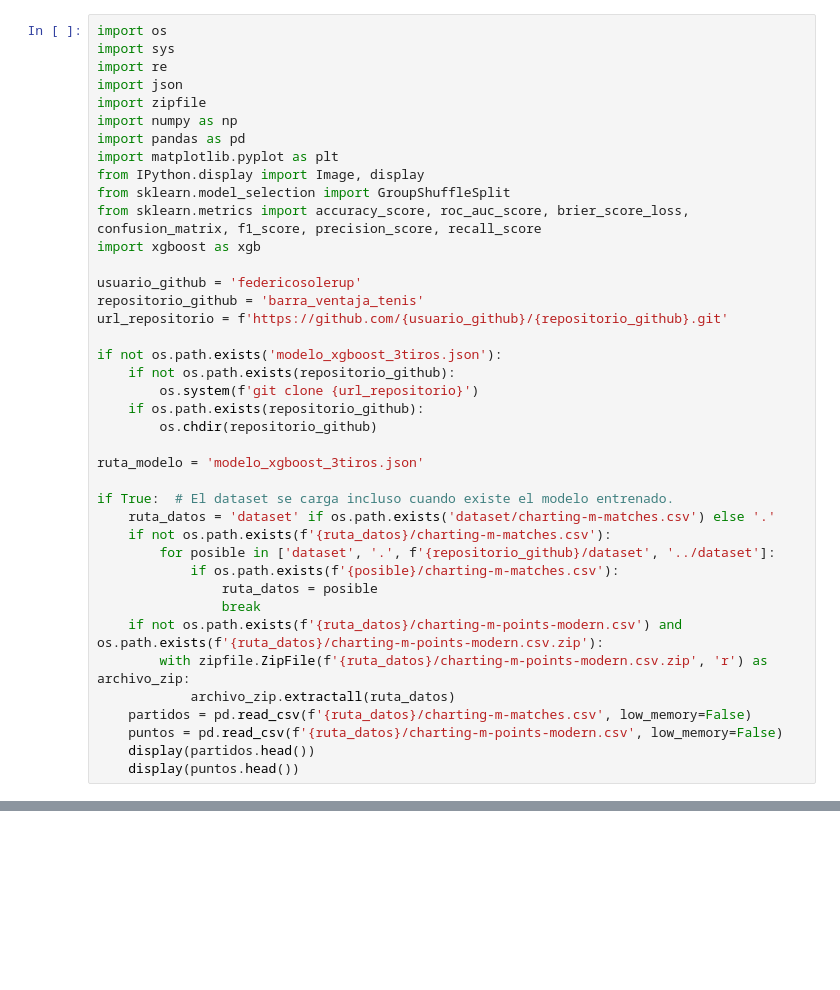
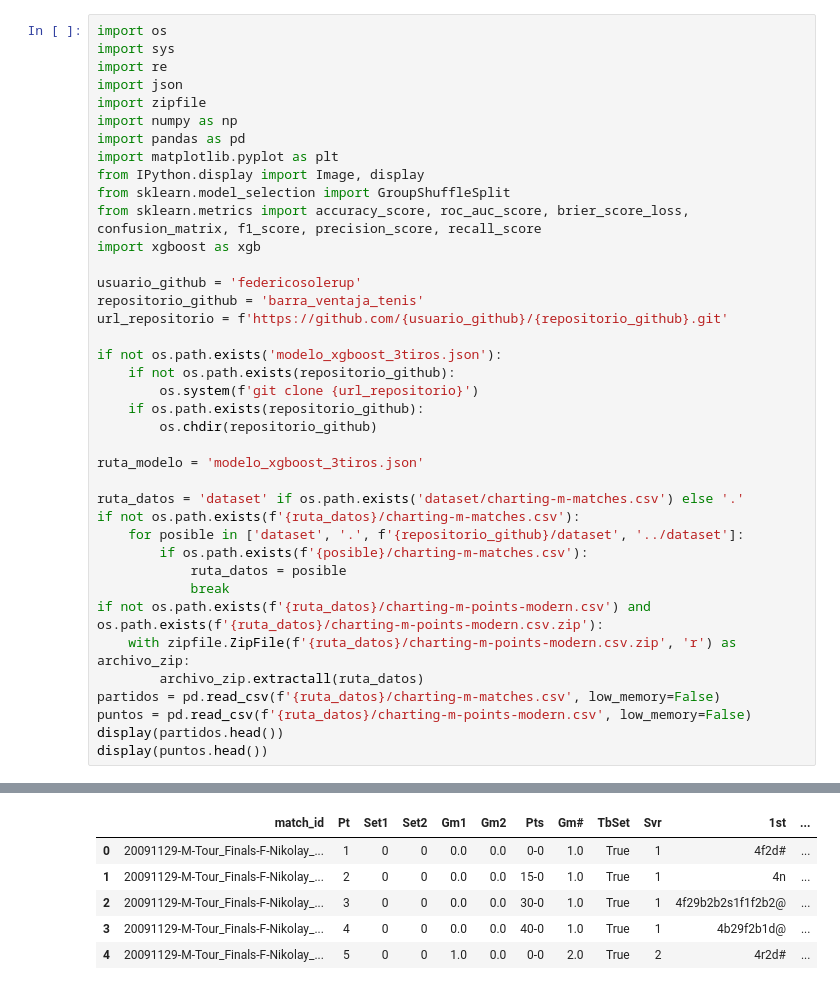
Before and after one commit to federicosolerup/barra_ventaja_tenis, a Jupyter notebook: pipeline.ipynb, the cells around one changed output, grey strips where cells are left out. Cells and saved outputs as stored; diff of their text form; blank space fills up the shorter version.

```diff
--- a/pipeline.ipynb
+++ b/pipeline.ipynb
@@ -24,17 +24,17 @@ if not os.path.exists('modelo_xgboost_3tiros.json'):
 
 ruta_modelo = 'modelo_xgboost_3tiros.json'
 
-if True:  # El dataset se carga incluso cuando existe el modelo entrenado.
-    ruta_datos = 'dataset' if os.path.exists('dataset/charting-m-matches.csv') else '.'
-    if not os.path.exists(f'{ruta_datos}/charting-m-matches.csv'):
-        for posible in ['dataset', '.', f'{repositorio_github}/dataset', '../dataset']:
-            if os.path.exists(f'{posible}/charting-m-matches.csv'):
-                ruta_datos = posible
-                break
-    if not os.path.exists(f'{ruta_datos}/charting-m-points-modern.csv') and os.path.exists(f'{ruta_datos}/charting-m-points-modern.csv.zip'):
-        with zipfile.ZipFile(f'{ruta_datos}/charting-m-points-modern.csv.zip', 'r') as archivo_zip:
-            archivo_zip.extractall(ruta_datos)
-    partidos = pd.read_csv(f'{ruta_datos}/charting-m-matches.csv', low_memory=False)
-    puntos = pd.read_csv(f'{ruta_datos}/charting-m-points-modern.csv', low_memory=False)
-    display(partidos.head())
-    display(puntos.head())
+ruta_datos = 'dataset' if os.path.exists('dataset/charting-m-matches.csv') else '.'
+if not os.path.exists(f'{ruta_datos}/charting-m-matches.csv'):
+    for posible in ['dataset', '.', f'{repositorio_github}/dataset', '../dataset']:
+        if os.path.exists(f'{posible}/charting-m-matches.csv'):
+            ruta_datos = posible
+            break
+if not os.path.exists(f'{ruta_datos}/charting-m-points-modern.csv') and os.path.exists(f'{ruta_datos}/charting-m-points-modern.csv.zip'):
+    with zipfile.ZipFile(f'{ruta_datos}/charting-m-points-modern.csv.zip', 'r') as archivo_zip:
+        archivo_zip.extractall(ruta_datos)
+partidos = pd.read_csv(f'{ruta_datos}/charting-m-matches.csv', low_memory=False)
+puntos = pd.read_csv(f'{ruta_datos}/charting-m-points-modern.csv', low_memory=False)
+display(partidos.head())
+display(puntos.head())
+# %% [output]
@@ -41 +47,7 @@ if True:  # El dataset se carga incluso cuando existe el modelo entrenado.
+|  | match_id | Pt | Set1 | Set2 | Gm1 | Gm2 | Pts | Gm# | TbSet | Svr | 1st | ... |
+| 0 | 20091129-M-Tour_Finals-F-Nikolay_... | 1 | 0 | 0 | 0.0 | 0.0 | 0-0 | 1.0 | True | 1 | 4f2d# | ... |
+| 1 | 20091129-M-Tour_Finals-F-Nikolay_... | 2 | 0 | 0 | 0.0 | 0.0 | 15-0 | 1.0 | True | 1 | 4n | ... |
+| 2 | 20091129-M-Tour_Finals-F-Nikolay_... | 3 | 0 | 0 | 0.0 | 0.0 | 30-0 | 1.0 | True | 1 | 4f29b2b2s1f1f2b2@ | ... |
+| 3 | 20091129-M-Tour_Finals-F-Nikolay_... | 4 | 0 | 0 | 0.0 | 0.0 | 40-0 | 1.0 | True | 1 | 4b29f2b1d@ | ... |
+| 4 | 20091129-M-Tour_Finals-F-Nikolay_... | 5 | 0 | 0 | 1.0 | 0.0 | 0-0 | 2.0 | True | 2 | 4r2d# | ... |
 # %%
```
Also changed, not shown: parts of 8 cells of this notebook, 1 other file.
